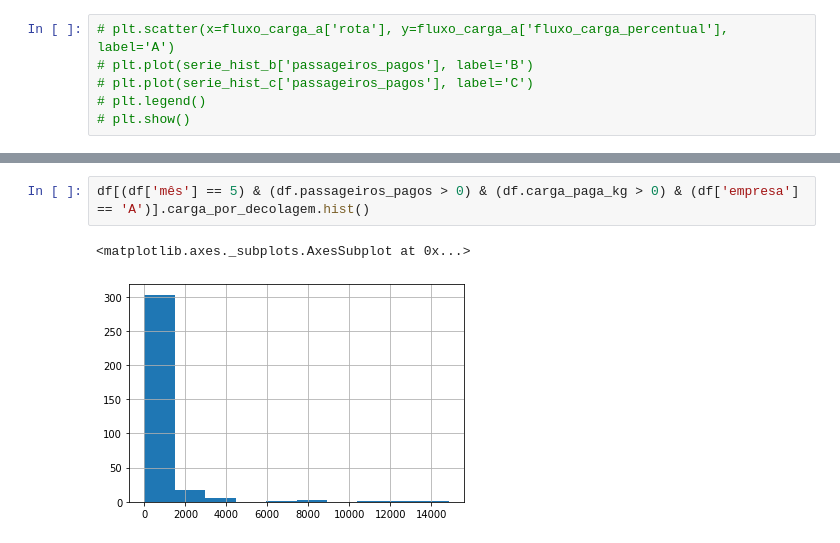
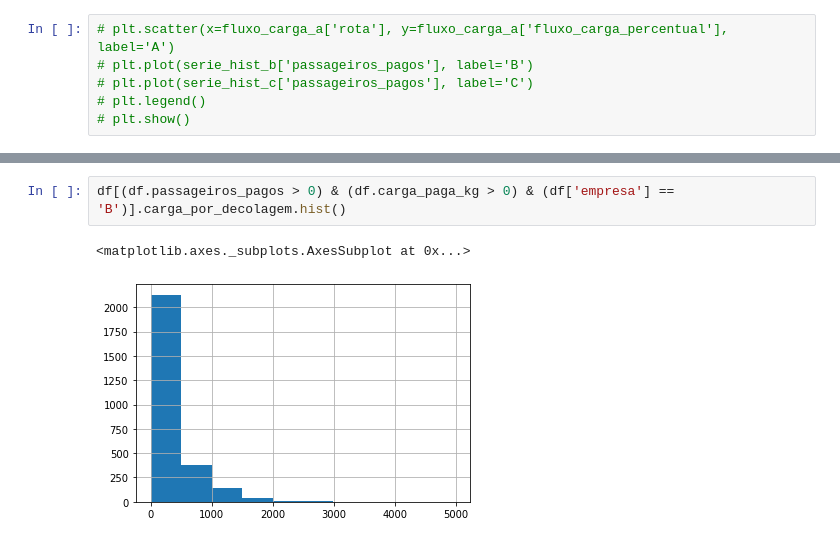
Before and after one commit to Eng-Dan/air-freight-market-share, a Jupyter notebook: Case_Market_Share_Cargas.ipynb, the cells around one changed output, grey strips where cells are left out. Saved outputs shown, nothing was run; the diff lists cells and outputs as text.

```diff
--- a/Case_Market_Share_Cargas.ipynb
+++ b/Case_Market_Share_Cargas.ipynb
@@ -431,5 +462,5 @@ df[(df['mês'] == 5) & (df.passageiros_pagos > 0) & (df.carga_paga_kg > 0) & (df
 # %%
-df[(df['mês'] == 5) & (df.passageiros_pagos > 0) & (df.carga_paga_kg > 0) & (df['empresa'] == 'A')].carga_por_decolagem.hist()
+df[(df.passageiros_pagos > 0) & (df.carga_paga_kg > 0) & (df['empresa'] == 'B')].carga_por_decolagem.hist()
 # %% [output]
 <matplotlib.axes._subplots.AxesSubplot at 0x...>
-[figure, old version]
+[figure, new version]
```
Also changed, not shown: parts of 16 cells of this notebook.
